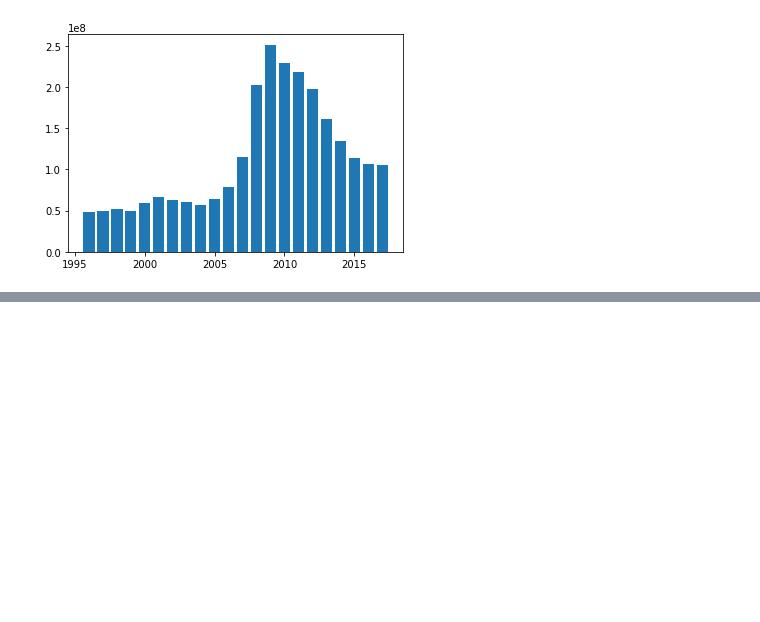
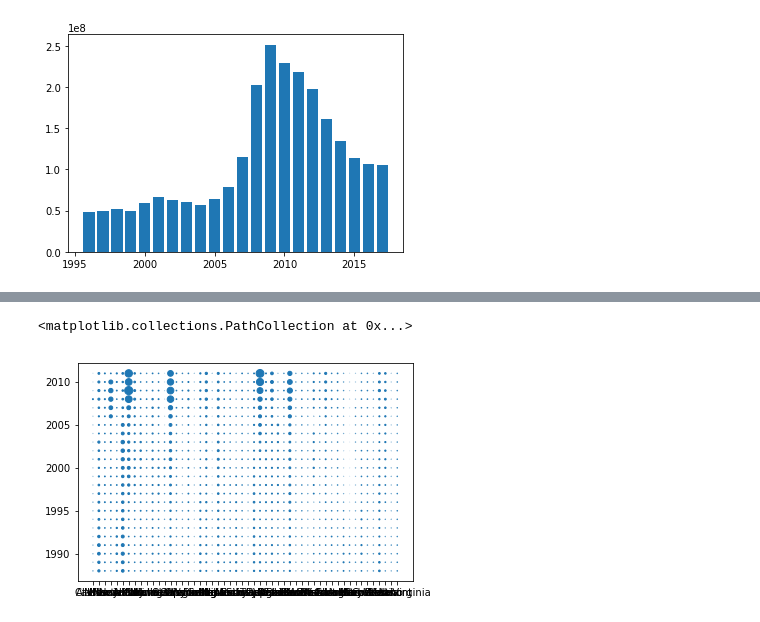
Before and after one commit to brownal05/project1, a Jupyter notebook: notebooks/alex.ipynb, the cells around one changed output, grey strips where cells are left out. Saved outputs shown, nothing was run; the diff lists cells and outputs as text; code cells hidden in the pictures; blank space fills up the shorter version.

Commit message:
charts

```diff
--- a/notebooks/alex.ipynb
+++ b/notebooks/alex.ipynb
@@ -69,0 +83,7 @@ state_debt.plot(x='YEAR', y='TPD', rot=0)
+# %%
+#state.plot(x='YEAR', y='TPD', rot=0, subplots=True)
+#state.title(bank_df["STNNAME"], fontdict=None, loc='center', pad=None, **kwargs)[source]
+plt.scatter(states,  year, s=debts)
+# %% [output]
+<matplotlib.collections.PathCollection at 0x...>
+[figure, added]
```
Also changed, not shown: parts of 6 cells of this notebook.
